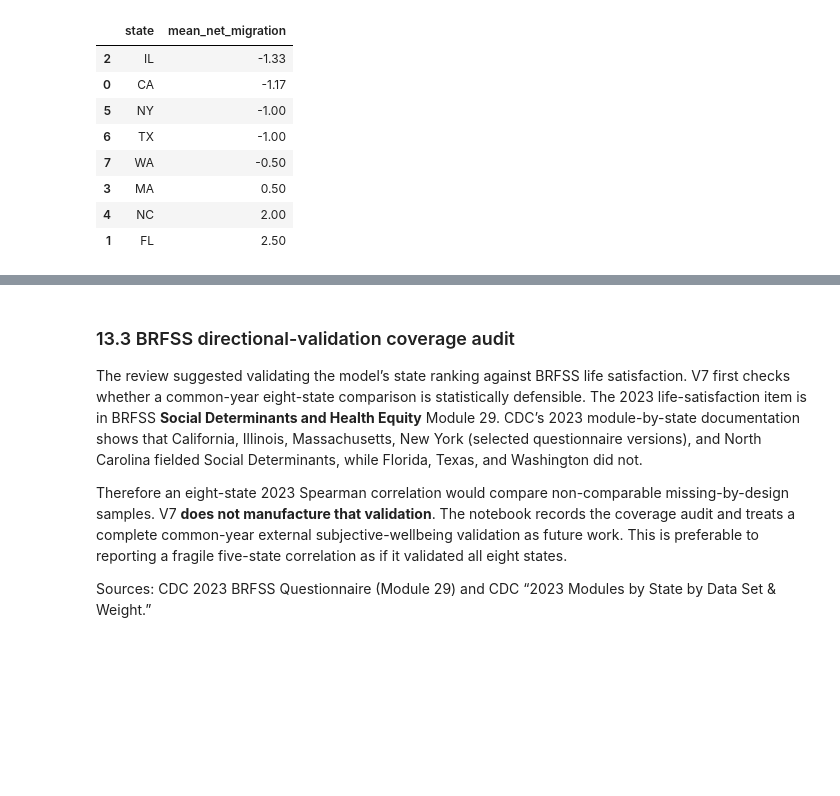
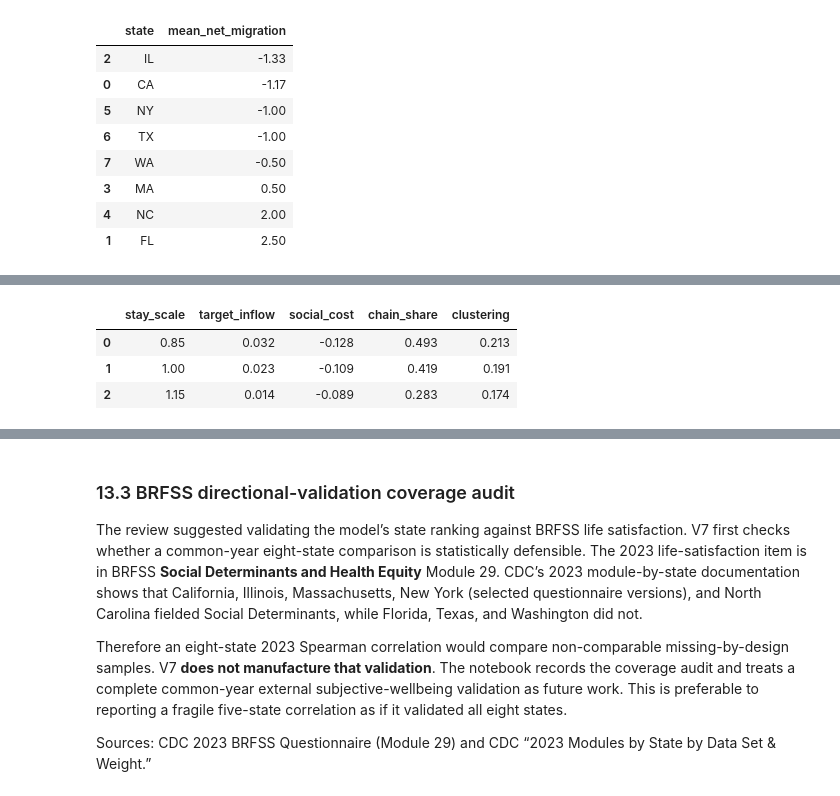
Before and after one commit to Jeremy-Xujia-Chen/CITS4403-GROUP-PROJECT, a Jupyter notebook: 0914-1_v8.ipynb, the cells around one changed output, grey strips where cells are left out. Cells and saved outputs as stored; diff of their text form; code cells hidden in the pictures; blank space fills up the shorter version.

```diff
--- a/0914-1_v8.ipynb
+++ b/0914-1_v8.ipynb
@@ -2653,0 +2732,14 @@ display(competition_summary[["state", "mean_net_migration"]].sort_values("mean_n
+# %%
+sensitivity_runs = pd.read_csv(RESULT_CACHE / "parameter_sensitivity_runs.csv")
+# Only the stay-preference dimension is interpreted; the policy-effect scale is held at 1.0
+# (it overlaps with the Section 10 intensity sweep).
+stay_sensitivity = sensitivity_runs[sensitivity_runs["policy_scale"] == 1.0].groupby("stay_scale").agg(
+    target_inflow=("target_inflow_rate","mean"), social_cost=("target_social_cost","mean"),
+    chain_share=("target_chain_share","mean"), clustering=("coorigin_clustering","mean"),
+).reset_index()
+display(stay_sensitivity.round(3))
+# %% [output]
+|  | stay_scale | target_inflow | social_cost | chain_share | clustering |
+| 0 | 0.85 | 0.032 | -0.128 | 0.493 | 0.213 |
+| 1 | 1.00 | 0.023 | -0.109 | 0.419 | 0.191 |
+| 2 | 1.15 | 0.014 | -0.089 | 0.283 | 0.174 |
```
Also changed, not shown: parts of 6 cells of this notebook, 8 other files.
